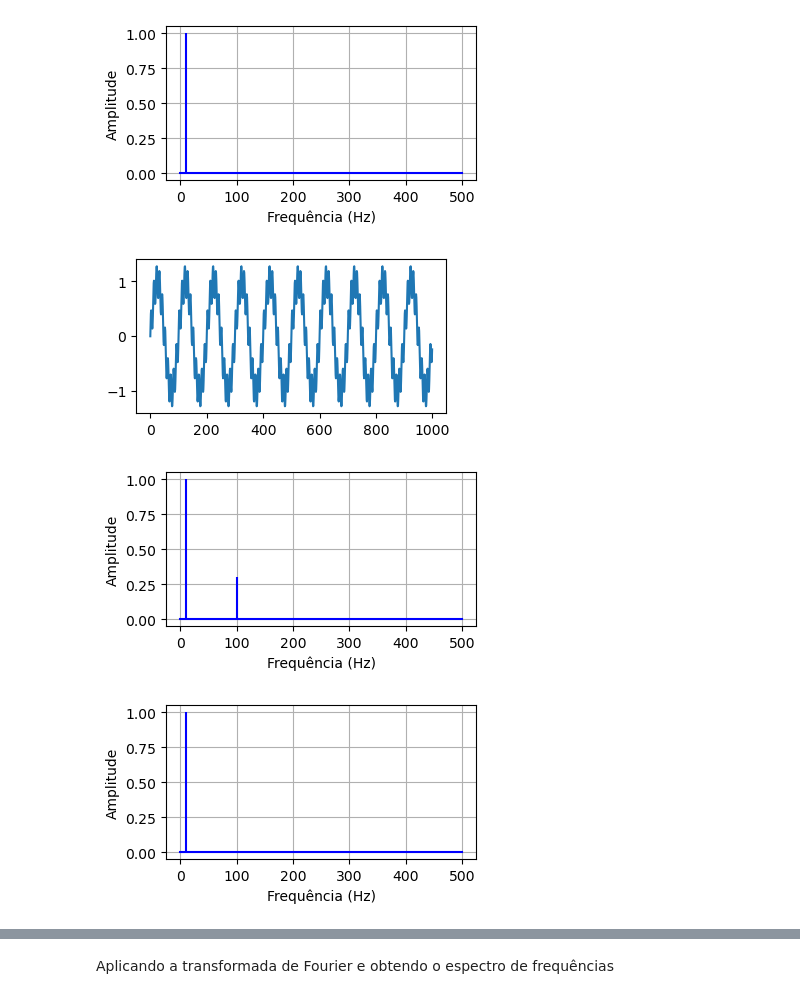
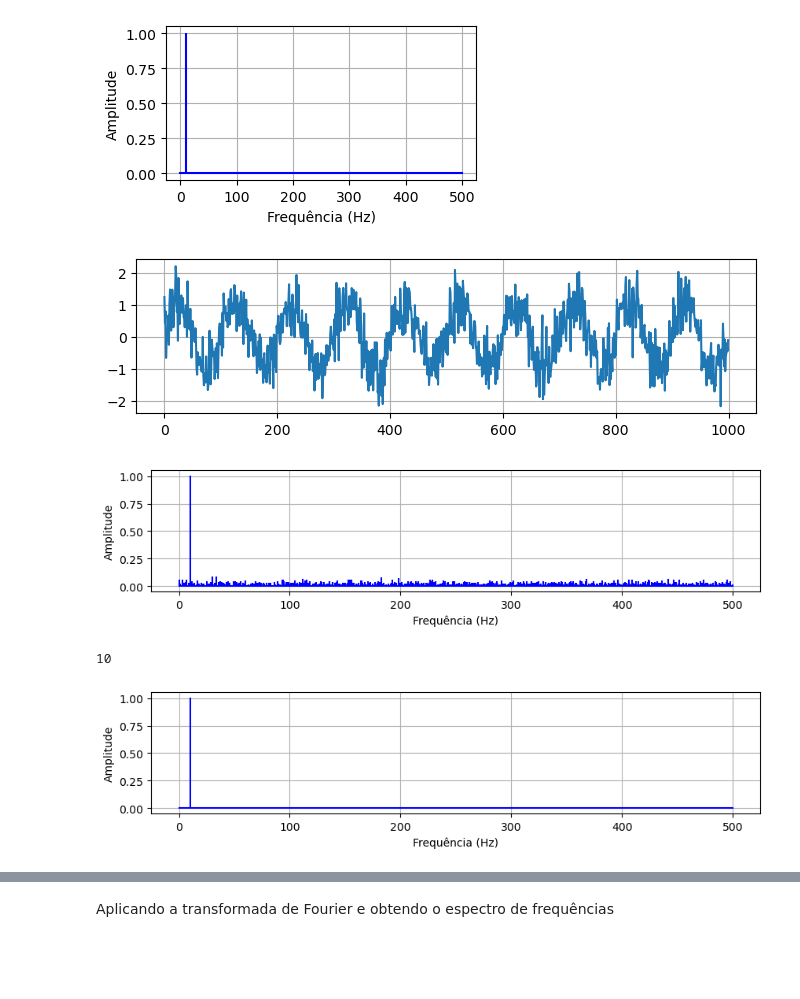
Before and after one commit to tiagoburiol/MatComp_IV, a Jupyter notebook: 04_transformada_discreta_de_fourier.ipynb, the cells around one changed output, grey strips where cells are left out. Cells and saved outputs as stored; diff of their text form; code cells hidden in the pictures; blank space fills up the shorter version.

```diff
--- a/04_transformada_discreta_de_fourier.ipynb
+++ b/04_transformada_discreta_de_fourier.ipynb
@@ -235,15 +236,13 @@ ax.grid()
 [figure]
 # %%
 # Criando um ruido no sinal
-r = 0.3*np.sin(2*np.pi*100*t)
-
-# Sinal com ruído
-sr = s+r
-
+sr = s+0.5*np.random.randn(len(s))
+fig, ax = plt.subplots(figsize = (8,2))
 plt.plot(sr)
+plt.grid()
 plt.show()
 # %% [output]
-[figure, old version]
+[figure, new version]
 # %%
 # Aplica a transformada rápida
 Fr = rfft(sr)
@@ -259,11 +258,16 @@ ax.set_xlabel('Frequência (Hz)')
 ax.set_ylabel('Amplitude')
 ax.grid()
 # %% [output]
-[figure, old version]
+[figure, new version]
+# %%
+# identificando a frequência com maior amplitude
+amps = np.abs(Fr/(N/2))
+np.argmax(amps)
+# %% [output]
+10
 # %%
-#zerando a amplitude na frequência 100
-Fr[99 : 101] = 0
-amps = np.abs(Fr/(N/2))
+Fr = np.where(amps<0.5,0,Fr)
+
 # Plota
 fig, ax = plt.subplots()
 ax.stem(freqs, amps,'b', markerfmt=" ", basefmt="-b")
@@ -271,7 +275,7 @@ ax.set_xlabel('Frequência (Hz)')
 ax.set_ylabel('Amplitude')
 ax.grid()
 # %% [output]
-[figure, old version]
+[figure, new version]
 # %%
 # aplicando a inversa
 from scipy.fft import irfft
```
Also changed, not shown: parts of 10 cells of this notebook.
